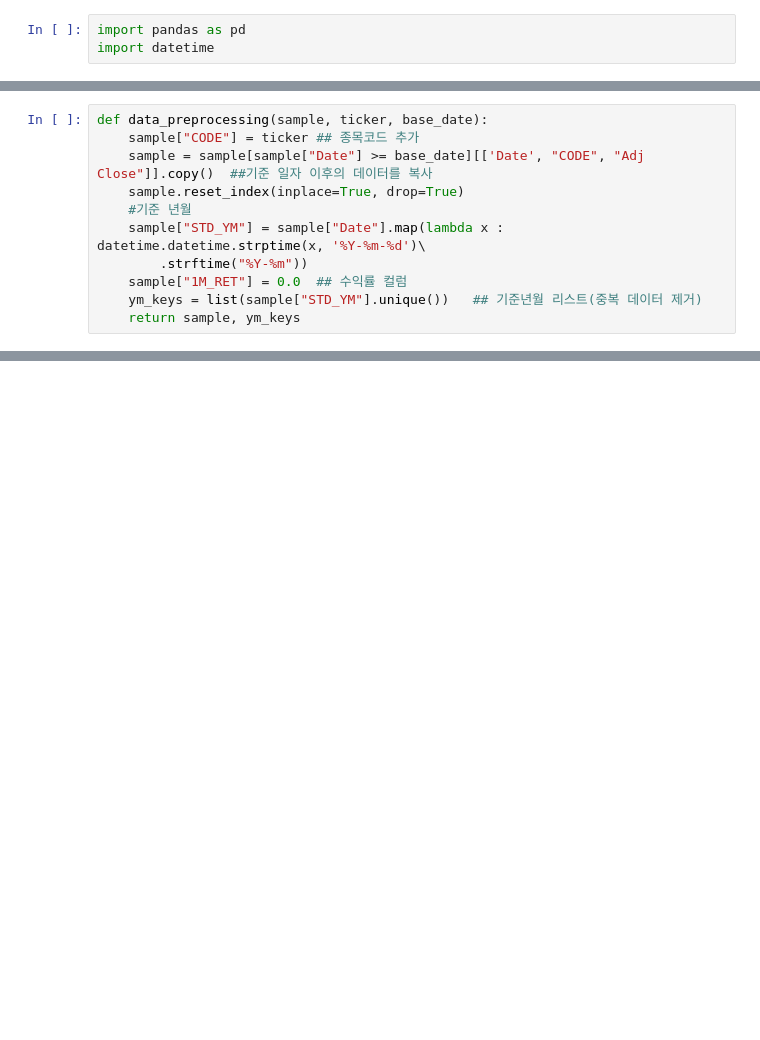
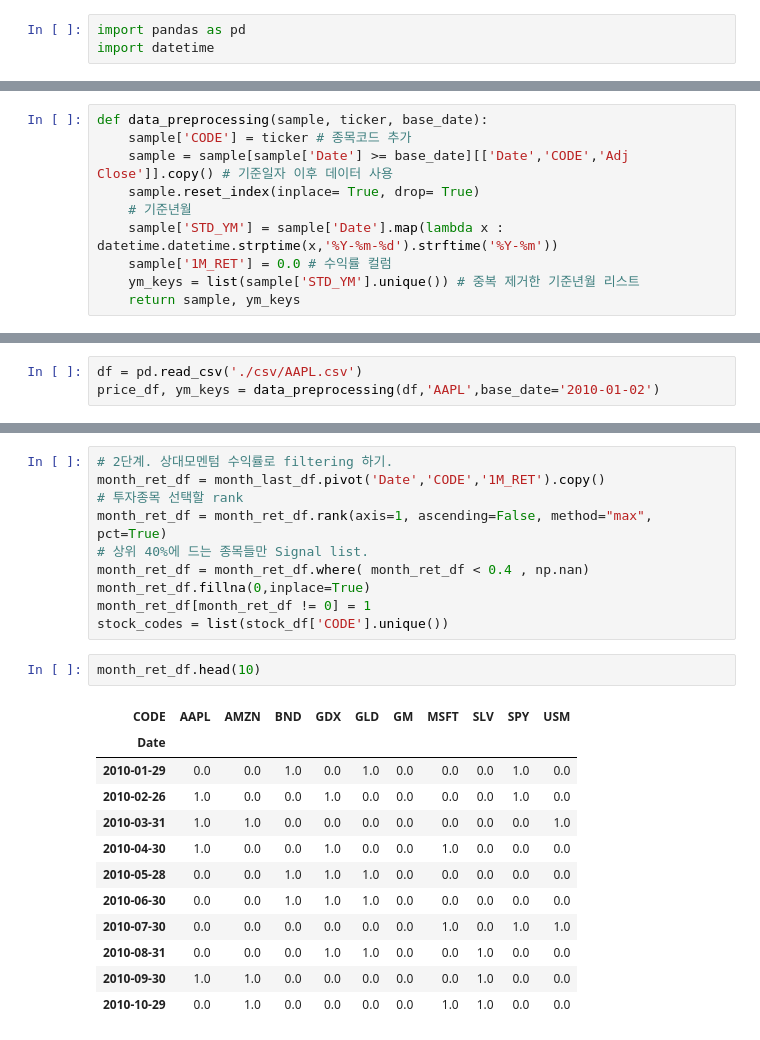
Before and after one commit to bsmoon-86/ubion-4, a Jupyter notebook: 220707/상대모멘텀.ipynb, the cells around one changed output, grey strips where cells are left out. Saved outputs shown, nothing was run; the diff lists cells and outputs as text; blank space fills up the shorter version.

```diff
--- a/220707/상대모멘텀.ipynb
+++ b/220707/상대모멘텀.ipynb
@@ -12,12 +4,11 @@ import datetime
 # %%
 def data_preprocessing(sample, ticker, base_date):
-    sample["CODE"] = ticker ## 종목코드 추가
-    sample = sample[sample["Date"] >= base_date][['Date', "CODE", "Adj Close"]].copy()  ##기준 일자 이후의 데이터를 복사
-    sample.reset_index(inplace=True, drop=True)
-    #기준 년월
-    sample["STD_YM"] = sample["Date"].map(lambda x : datetime.datetime.strptime(x, '%Y-%m-%d')\
-        .strftime("%Y-%m"))
-    sample["1M_RET"] = 0.0  ## 수익률 컬럼
-    ym_keys = list(sample["STD_YM"].unique())   ## 기준년월 리스트(중복 데이터 제거)
+    sample['CODE'] = ticker # 종목코드 추가
+    sample = sample[sample['Date'] >= base_date][['Date','CODE','Adj Close']].copy() # 기준일자 이후 데이터 사용
+    sample.reset_index(inplace= True, drop= True)
+    # 기준년월
+    sample['STD_YM'] = sample['Date'].map(lambda x : datetime.datetime.strptime(x,'%Y-%m-%d').strftime('%Y-%m'))
+    sample['1M_RET'] = 0.0 # 수익률 컬럼
+    ym_keys = list(sample['STD_YM'].unique()) # 중복 제거한 기준년월 리스트
     return sample, ym_keys
 # %%
@@ -94,0 +87,3 @@ def multi_returns(book, s_codes):
+# %%
+df = pd.read_csv('./csv/AAPL.csv')
+price_df, ym_keys = data_preprocessing(df,'AAPL',base_date='2010-01-02')
@@ -94,0 +223,25 @@ def multi_returns(book, s_codes):
+# %%
+# 2단계. 상대모멘텀 수익률로 filtering 하기.
+month_ret_df = month_last_df.pivot('Date','CODE','1M_RET').copy()
+# 투자종목 선택할 rank
+month_ret_df = month_ret_df.rank(axis=1, ascending=False, method="max", pct=True)
+# 상위 40%에 드는 종목들만 Signal list.
+month_ret_df = month_ret_df.where( month_ret_df < 0.4 , np.nan)
+month_ret_df.fillna(0,inplace=True)
+month_ret_df[month_ret_df != 0] = 1
+stock_codes = list(stock_df['CODE'].unique())
+# %%
+month_ret_df.head(10)
+# %% [output]
+| CODE | AAPL | AMZN | BND | GDX | GLD | GM | MSFT | SLV | SPY | USM |
+| Date |  |  |  |  |  |  |  |  |  |  |
+| 2010-01-29 | 0.0 | 0.0 | 1.0 | 0.0 | 1.0 | 0.0 | 0.0 | 0.0 | 1.0 | 0.0 |
+| 2010-02-26 | 1.0 | 0.0 | 0.0 | 1.0 | 0.0 | 0.0 | 0.0 | 0.0 | 1.0 | 0.0 |
+| 2010-03-31 | 1.0 | 1.0 | 0.0 | 0.0 | 0.0 | 0.0 | 0.0 | 0.0 | 0.0 | 1.0 |
+| 2010-04-30 | 1.0 | 0.0 | 0.0 | 1.0 | 0.0 | 0.0 | 1.0 | 0.0 | 0.0 | 0.0 |
+| 2010-05-28 | 0.0 | 0.0 | 1.0 | 1.0 | 1.0 | 0.0 | 0.0 | 0.0 | 0.0 | 0.0 |
+| 2010-06-30 | 0.0 | 0.0 | 1.0 | 1.0 | 1.0 | 0.0 | 0.0 | 0.0 | 0.0 | 0.0 |
+| 2010-07-30 | 0.0 | 0.0 | 0.0 | 0.0 | 0.0 | 0.0 | 1.0 | 0.0 | 1.0 | 1.0 |
+| 2010-08-31 | 0.0 | 0.0 | 0.0 | 1.0 | 1.0 | 0.0 | 0.0 | 1.0 | 0.0 | 0.0 |
+| 2010-09-30 | 1.0 | 1.0 | 0.0 | 0.0 | 0.0 | 0.0 | 0.0 | 1.0 | 0.0 | 0.0 |
+| 2010-10-29 | 0.0 | 1.0 | 0.0 | 0.0 | 0.0 | 0.0 | 1.0 | 1.0 | 0.0 | 0.0 |
```
Also changed, not shown: parts of 14 cells of this notebook.
